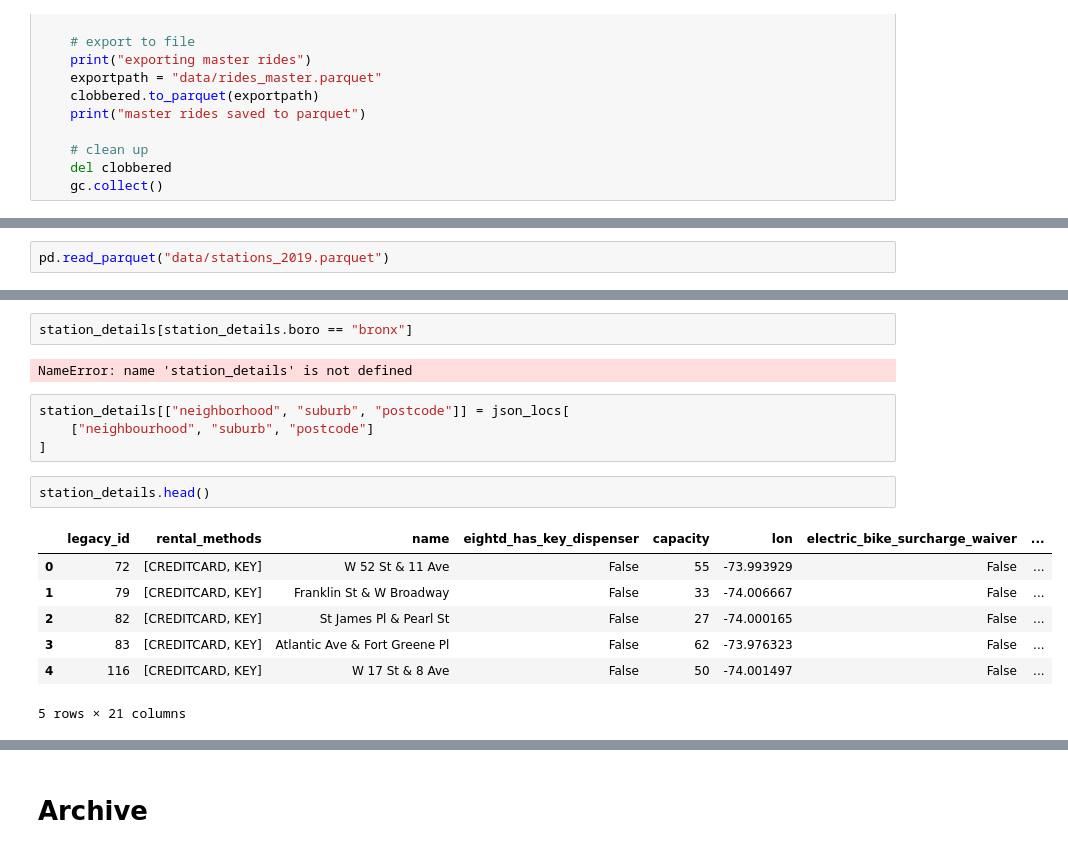
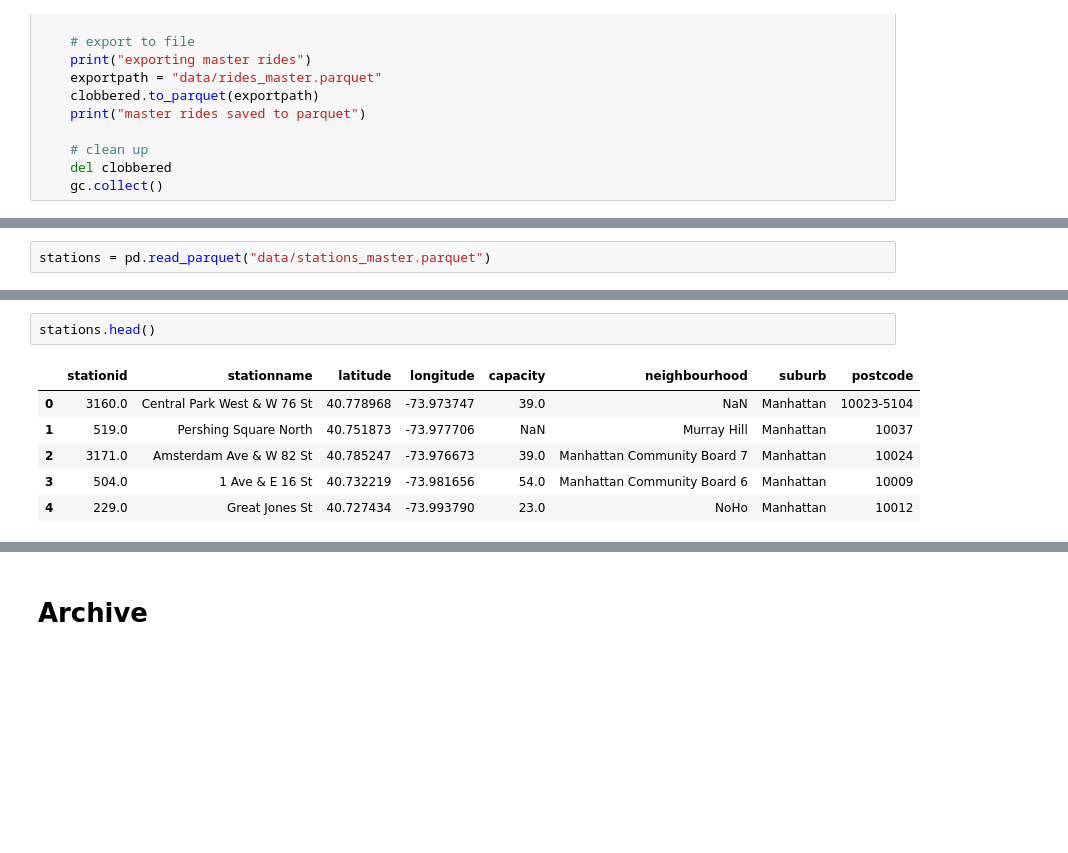
Before and after one commit to rishigoutam/citibike, a Jupyter notebook: clobber.ipynb, the cells around one changed output, grey strips where cells are left out. Cells and saved outputs as stored; diff of their text form; blank space fills up the shorter version.

Commit message:
finished master station dataset

```diff
--- a/clobber.ipynb
+++ b/clobber.ipynb
@@ -331,2 +404,2 @@ def clobber_master_stations(years=[2019]):
 # %%
-pd.read_parquet("data/stations_2019.parquet")
+stations = pd.read_parquet("data/stations_master.parquet")
@@ -486,18 +406,9 @@ Name: suburb, dtype: int64
-# %%
-station_details[station_details.boro == "bronx"]
-# %% [output]
-NameError: name 'station_details' is not defined
-# %%
-station_details[["neighborhood", "suburb", "postcode"]] = json_locs[
-    ["neighbourhood", "suburb", "postcode"]
-]
 # %%
-station_details.head()
+stations.head()
 # %% [output]
-|  | legacy_id | rental_methods | name | eightd_has_key_dispenser | capacity | lon | electric_bike_surcharge_waiver | ... |
-| 0 | 72 | [CREDITCARD, KEY] | W 52 St & 11 Ave | False | 55 | -73.993929 | False | ... |
-| 1 | 79 | [CREDITCARD, KEY] | Franklin St & W Broadway | False | 33 | -74.006667 | False | ... |
-| 2 | 82 | [CREDITCARD, KEY] | St James Pl & Pearl St | False | 27 | -74.000165 | False | ... |
-| 3 | 83 | [CREDITCARD, KEY] | Atlantic Ave & Fort Greene Pl | False | 62 | -73.976323 | False | ... |
-| 4 | 116 | [CREDITCARD, KEY] | W 17 St & 8 Ave | False | 50 | -74.001497 | False | ... |
+|  | stationid | stationname | latitude | longitude | capacity | neighbourhood | suburb | postcode |
+| 0 | 3160.0 | Central Park West & W 76 St | 40.778968 | -73.973747 | 39.0 | NaN | Manhattan | 10023-5104 |
+| 1 | 519.0 | Pershing Square North | 40.751873 | -73.977706 | NaN | Murray Hill | Manhattan | 10037 |
+| 2 | 3171.0 | Amsterdam Ave & W 82 St | 40.785247 | -73.976673 | 39.0 | Manhattan Community Board 7 | Manhattan | 10024 |
+| 3 | 504.0 | 1 Ave & E 16 St | 40.732219 | -73.981656 | 54.0 | Manhattan Community Board 6 | Manhattan | 10009 |
+| 4 | 229.0 | Great Jones St | 40.727434 | -73.993790 | 23.0 | NoHo | Manhattan | 10012 |
-5 rows × 21 columns
```
Also changed, not shown: parts of 27 cells of this notebook.
